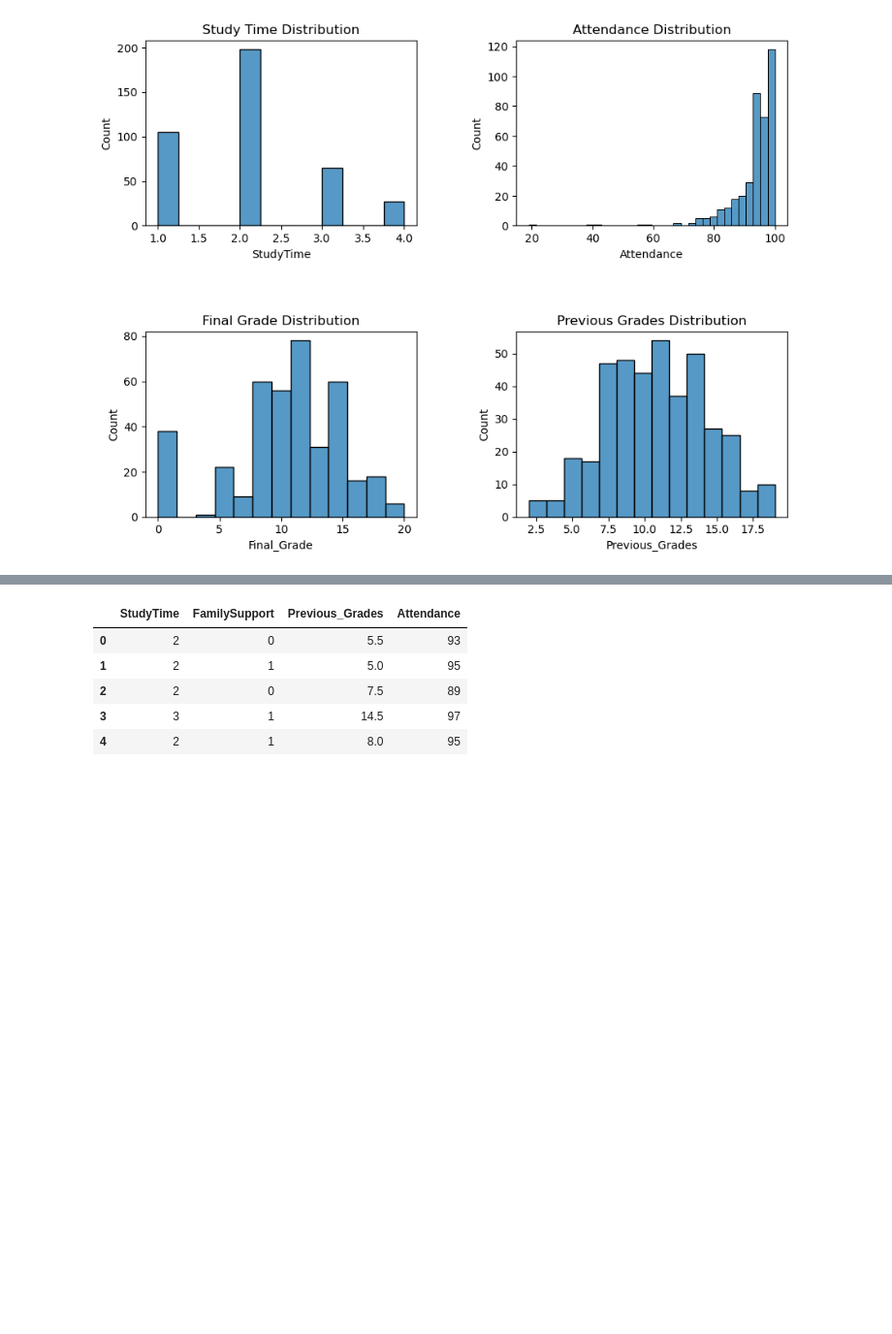
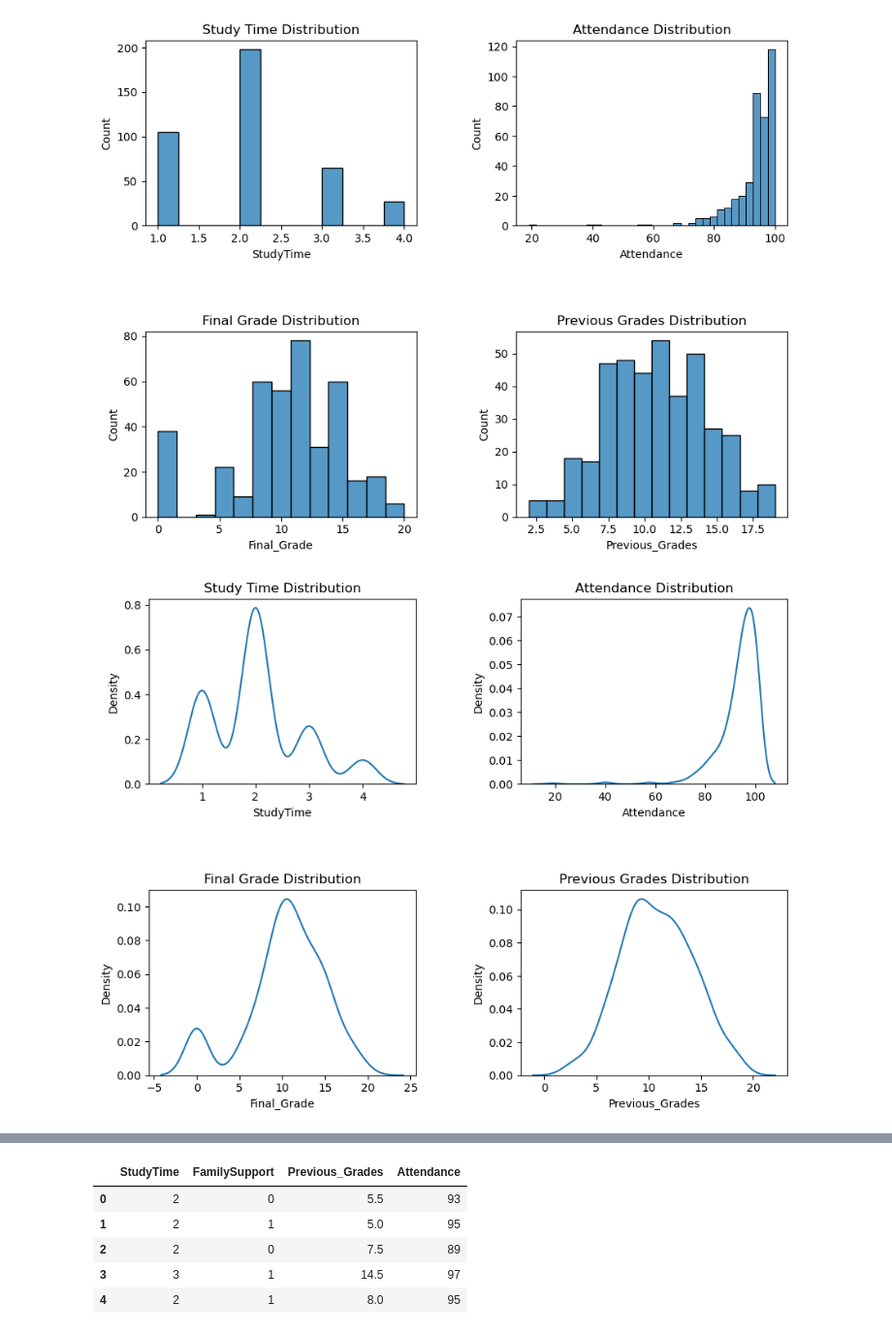
Before and after one commit to christiandarvs/CSIS311-ML, a Jupyter notebook: lab/midterm_exam.ipynb, the cells around one changed output, grey strips where cells are left out. Shown at 97% size. Cells and saved outputs as stored; diff of their text form; code cells hidden in the pictures; blank space fills up the shorter version.

```diff
--- a/lab/midterm_exam.ipynb
+++ b/lab/midterm_exam.ipynb
@@ -150,3 +150,20 @@ plt.tight_layout(pad=5)
 plt.show()
 # %% [output]
 [figure]
+# %%
+def create_kdeplot(data, x, title, ax):
+    sns.kdeplot(data=data, x=x, ax=ax)
+    ax.set_title(title)
+
+
+fig, axes = plt.subplots(nrows=2, ncols=2, figsize=(10, 8))
+
+create_kdeplot(df, "StudyTime", "Study Time Distribution", axes[0, 0])
+create_kdeplot(df, "Attendance", "Attendance Distribution", axes[0, 1])
+create_kdeplot(df, "Final_Grade", "Final Grade Distribution", axes[1, 0])
+create_kdeplot(df, "Previous_Grades", "Previous Grades Distribution", axes[1, 1])
+
+plt.tight_layout(pad=5)
+plt.show()
+# %% [output]
+[figure, added]
```
Also changed, not shown: parts of 7 cells of this notebook.
